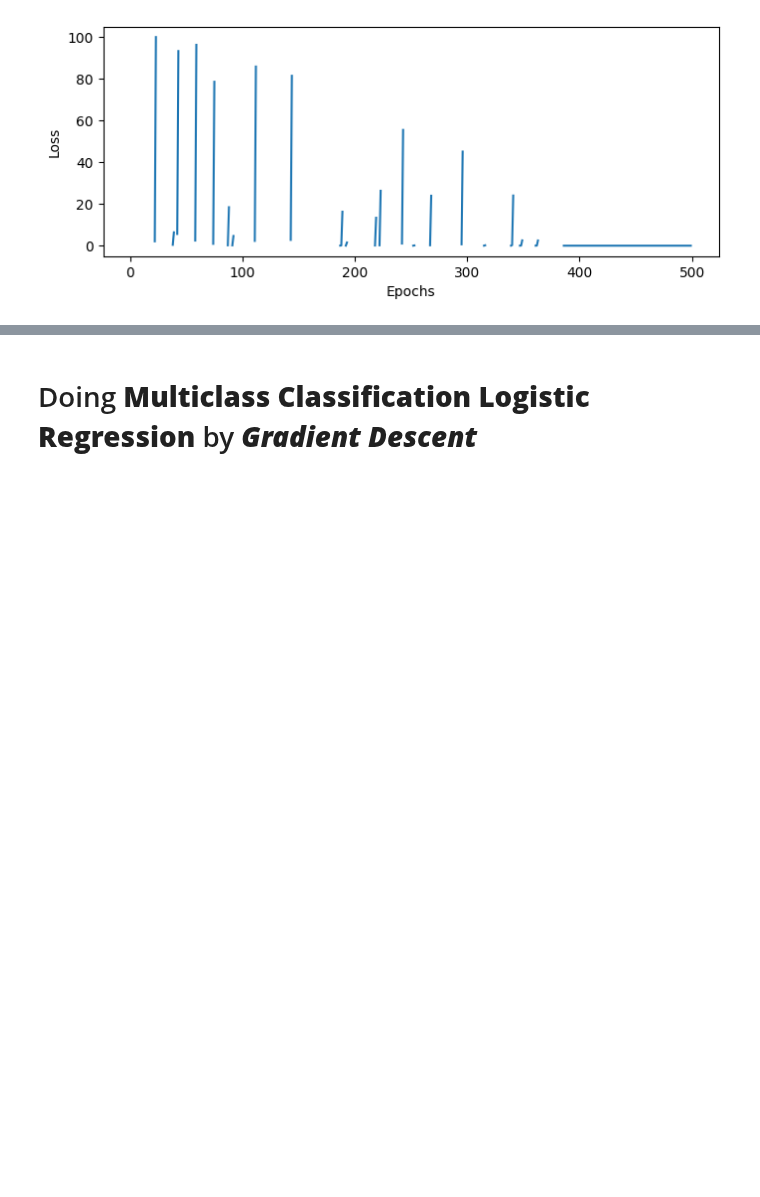
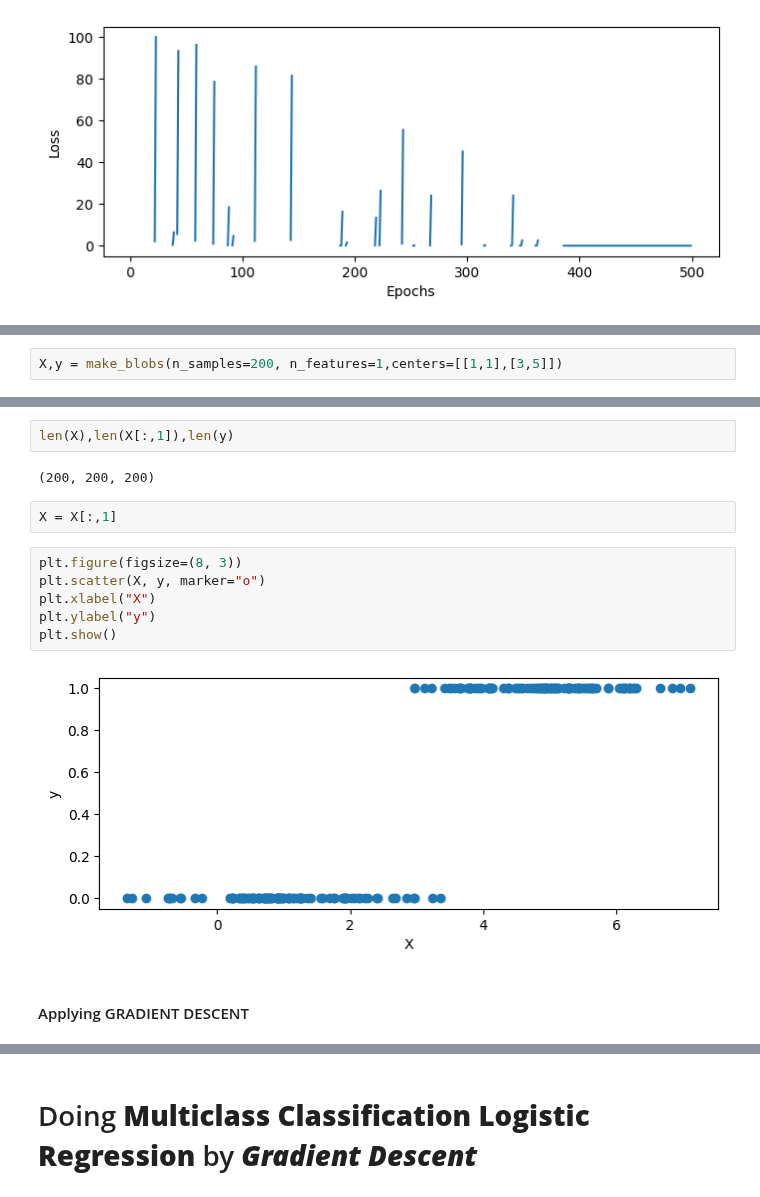
Before and after one commit to albertodavincishekhawat/BasicMachineLearning, a Jupyter notebook: 3.GradiantDescent.ipynb, the cells around one changed output, grey strips where cells are left out. Cells and saved outputs as stored; diff of their text form; blank space fills up the shorter version.

```diff
--- a/3.GradiantDescent.ipynb
+++ b/3.GradiantDescent.ipynb
@@ -193,0 +272,2 @@ plt.show()
+# %%
+X,y = make_blobs(n_samples=200, n_features=1,centers=[[1,1],[3,5]])
@@ -193,0 +312,16 @@ plt.show()
+# %%
+len(X),len(X[:,1]),len(y)
+# %% [output]
+(200, 200, 200)
+# %%
+X = X[:,1]
+# %%
+plt.figure(figsize=(8, 3))
+plt.scatter(X, y, marker="o")
+plt.xlabel("X")
+plt.ylabel("y")
+plt.show()
+# %% [output]
+[figure, added]
+# %% [markdown]
+#### Applying GRADIENT DESCENT
```
Also changed, not shown: parts of 30 cells of this notebook, 1 other file.
